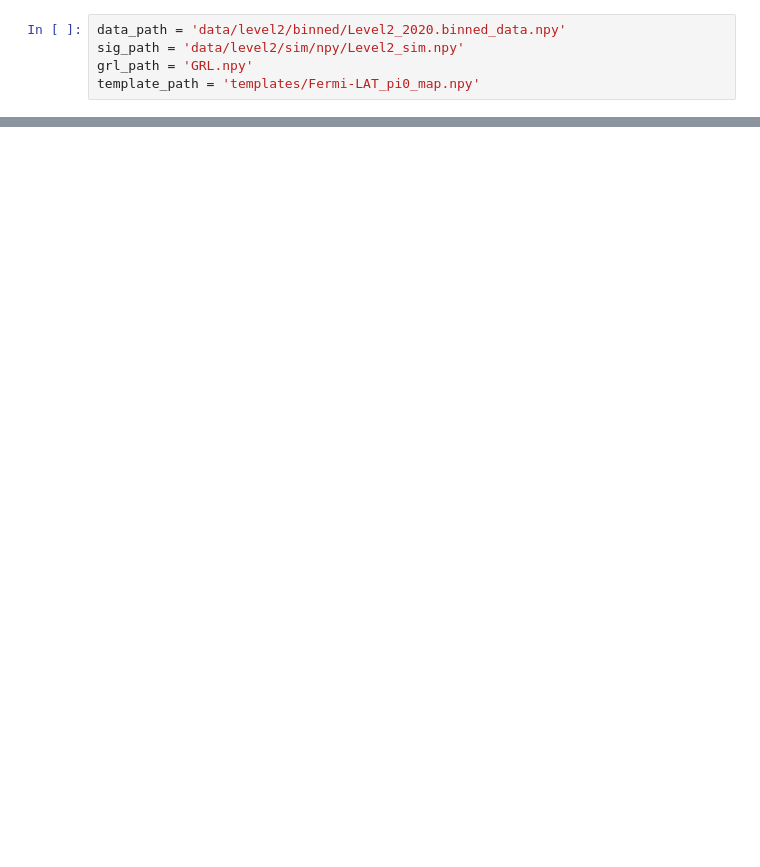
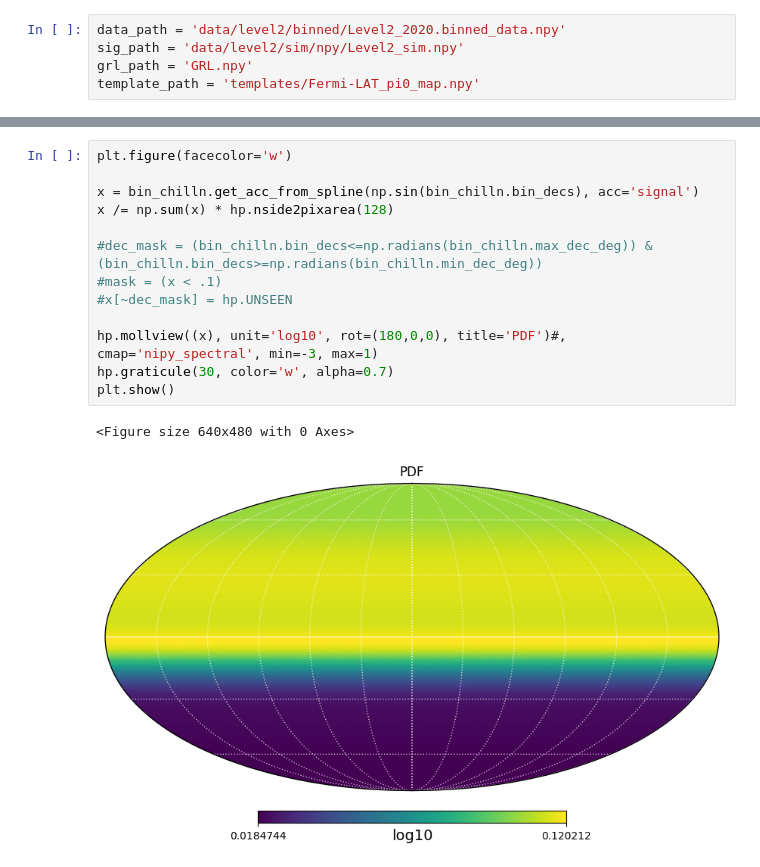
Before and after one commit to MACampana/BinnedTracks, a Jupyter notebook: NEW_BinnedAnalysis.ipynb, the cells around one changed output, grey strips where cells are left out. Drawn from its saved outputs; the diff is of its cells as text; blank space fills up the shorter version.

```diff
--- a/NEW_BinnedAnalysis.ipynb
+++ b/NEW_BinnedAnalysis.ipynb
@@ -708,0 +789,16 @@ bin_chilln = BinnedTemplateAllSky(data_path, sig_path, grl_path, is_binned=True,
+# %%
+plt.figure(facecolor='w')
+
+x = bin_chilln.get_acc_from_spline(np.sin(bin_chilln.bin_decs), acc='signal')
+x /= np.sum(x) * hp.nside2pixarea(128)
+
+#dec_mask = (bin_chilln.bin_decs<=np.radians(bin_chilln.max_dec_deg)) & (bin_chilln.bin_decs>=np.radians(bin_chilln.min_dec_deg))
+#mask = (x < .1)
+#x[~dec_mask] = hp.UNSEEN
+
+hp.mollview((x), unit='log10', rot=(180,0,0), title='PDF')#, cmap='nipy_spectral', min=-3, max=1)
+hp.graticule(30, color='w', alpha=0.7)
+plt.show()
+# %% [output]
+<Figure size 640x480 with 0 Axes>
+[figure, added]
```
Also changed, not shown: parts of 9 cells of this notebook.
